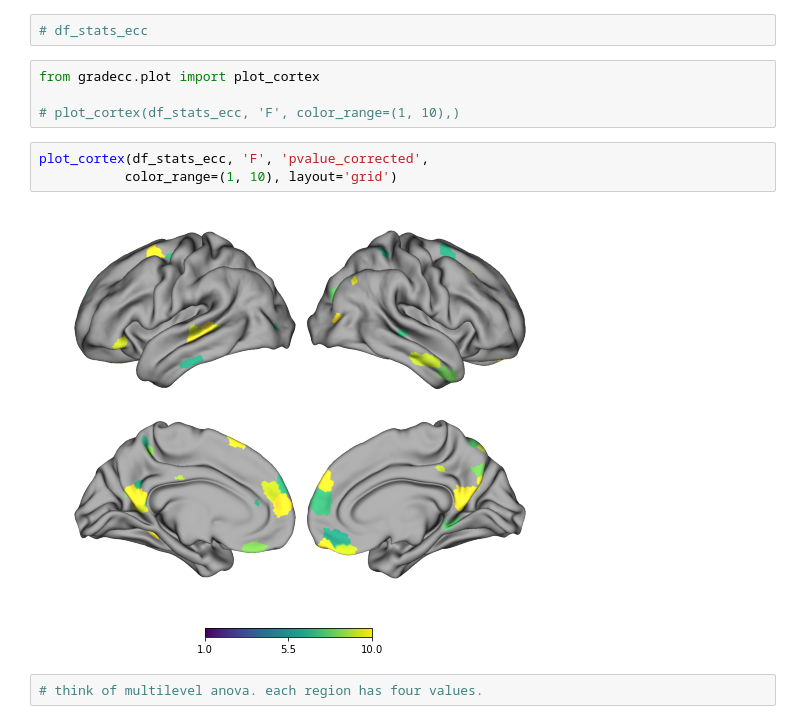
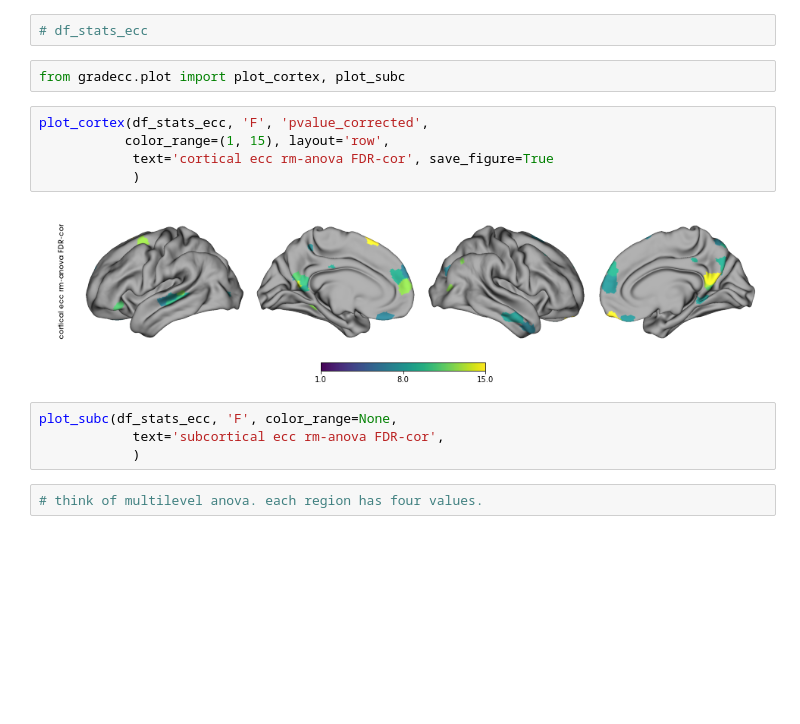
Before and after one commit to qniksefat/gradecc, a Jupyter notebook: notebooks/statistical_analysis.ipynb, the cells around one changed output. Saved outputs shown, nothing was run; the diff lists cells and outputs as text; blank space fills up the shorter version.

```diff
--- a/notebooks/statistical_analysis.ipynb
+++ b/notebooks/statistical_analysis.ipynb
@@ -16,14 +18,18 @@ df_stats_ecc = df_stats[df_stats.measure == 'eccentricity']
 # %%
 # df_stats_ecc
 # %%
-from gradecc.plot import plot_cortex
-
-# plot_cortex(df_stats_ecc, 'F', color_range=(1, 10),)
+from gradecc.plot import plot_cortex, plot_subc
 # %%
 plot_cortex(df_stats_ecc, 'F', 'pvalue_corrected',
-           color_range=(1, 10), layout='grid')
+           color_range=(1, 15), layout='row',
+            text='cortical ecc rm-anova FDR-cor', save_figure=True
+            )
 # %% [output]
-[figure, old version]
+[figure, new version]
+# %%
+plot_subc(df_stats_ecc, 'F', color_range=None,
+            text='subcortical ecc rm-anova FDR-cor',
+            )
 # %%
 # think of multilevel anova. each region has four values.
 # %%
```
Also changed, not shown: parts of 7 cells of this notebook, 1 other file.
